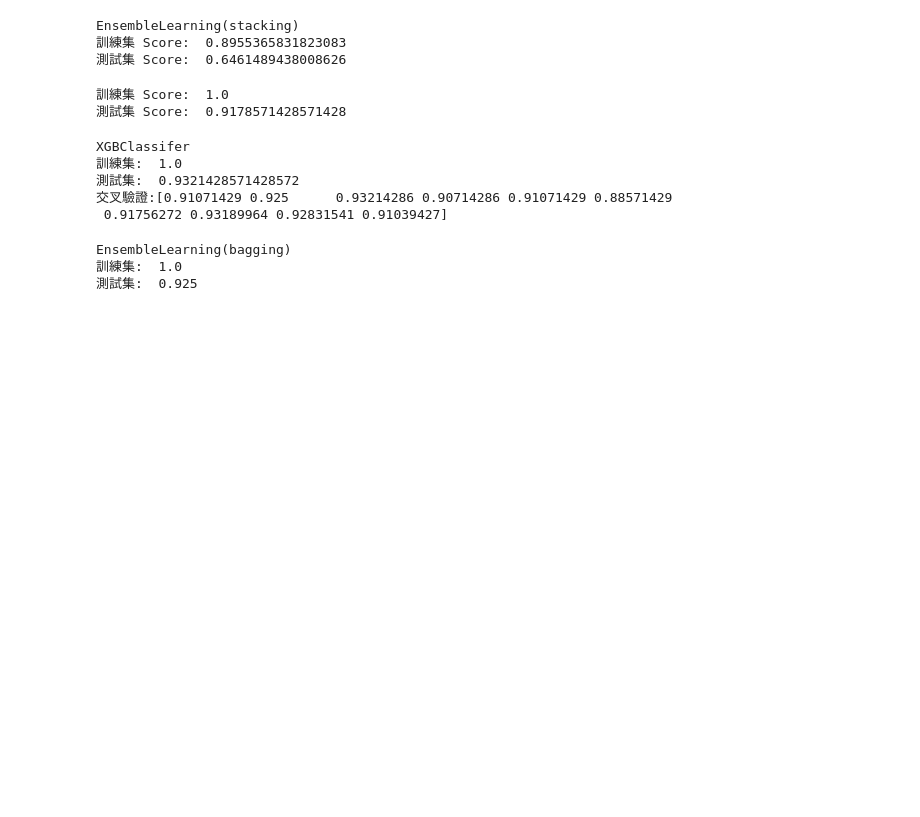
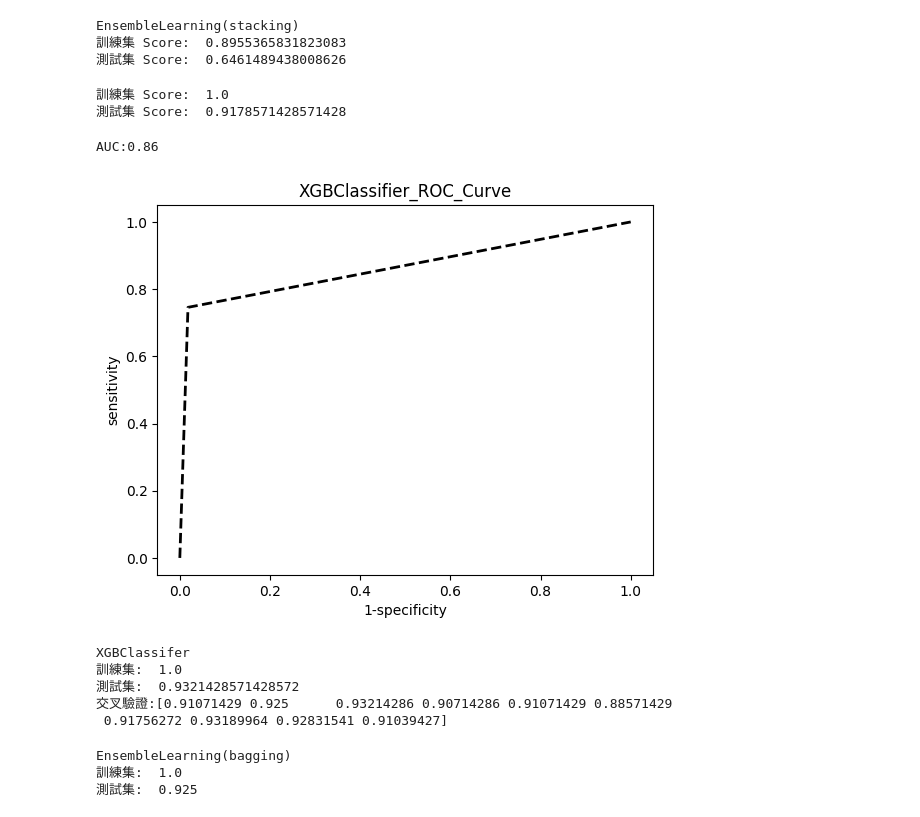
Before and after one commit to rainday1029/GHPIM_med, a Jupyter notebook: GHPIM.ipynb, the cells around one changed output. Cells and saved outputs as stored; diff of their text form; code cells hidden in the pictures; blank space fills up the shorter version.

```diff
--- a/GHPIM.ipynb
+++ b/GHPIM.ipynb
@@ -31,3 +26,20 @@ def CrossValidation(model,x,y,cv):
+# %%
+from sklearn.model_selection import cross_val_score
+from sklearn.metrics import roc_curve,auc
+import math
+import matplotlib.pyplot as plt
+def CrossValidation(model,x,y,cv):
+    acc=cross_val_score(model,x,y,cv=cv)
+    return acc
+def PlotRocCurve(y_labels,y_pre,plt_title):
+    fpr,tpr,thresholds=roc_curve(y_labels,y_pre)
+    auc_data=auc(fpr,tpr)
+    print(f"AUC:{round(auc_data,2)}")
+    plt.plot(fpr, tpr, 'k--', label='ROC (area = {0:.2f})'.format(auc_data), lw=2)
+    plt.title(plt_title)
+    plt.ylabel('sensitivity')
+    plt.xlabel('1-specificity')
+    plt.show()
 # %%
 from sklearn.model_selection import train_test_split
 import numpy as np
@@ -144,27 +153,30 @@ print("測試集 Score: ", model.score(X_test,y_test))
 # %%
 from xgboost import XGBClassifier
 from sklearn.preprocessing import LabelEncoder
 
 le = LabelEncoder()
 y_train = le.fit_transform(y_train.ravel())
 
 xgboostModel = XGBClassifier(n_estimators=100, learning_rate= 0.3)
 
 xgboostModel.fit(X_train, y_train.ravel())
 
 predicted = xgboostModel.predict(X_train)
-cross_validation_acc=CrossValidation(xgboostModel,X,y,cv=10)
+XGBClassifier_Cv=CrossValidation(xgboostModel,X,y,cv=10)
+PlotRocCurve(y_test,xgboostModel.predict(X_test),plt_title='XGBClassifier_ROC_Curve')
 
 print("XGBClassifer")
 print('訓練集: ',xgboostModel.score(X_train,y_train))
 print('測試集: ',xgboostModel.score(X_test,y_test))
 print(f"交叉驗證:{cross_validation_acc} ")
 # %% [output]
-XGBClassifer
-訓練集:  1.0
-測試集:  0.9321428571428572
-交叉驗證:[0.91071429 0.925      0.93214286 0.90714286 0.91071429 0.88571429
- 0.91756272 0.93189964 0.92831541 0.91039427]
+AUC:0.86
+[figure, added]
+XGBClassifer
+訓練集:  1.0
+測試集:  0.9321428571428572
+交叉驗證:[0.91071429 0.925      0.93214286 0.90714286 0.91071429 0.88571429
+ 0.91756272 0.93189964 0.92831541 0.91039427]
 # %%
 from sklearn import ensemble
 bag = ensemble.BaggingClassifier(n_estimators = 100)
```
Also changed, not shown: parts of 3 cells of this notebook.
